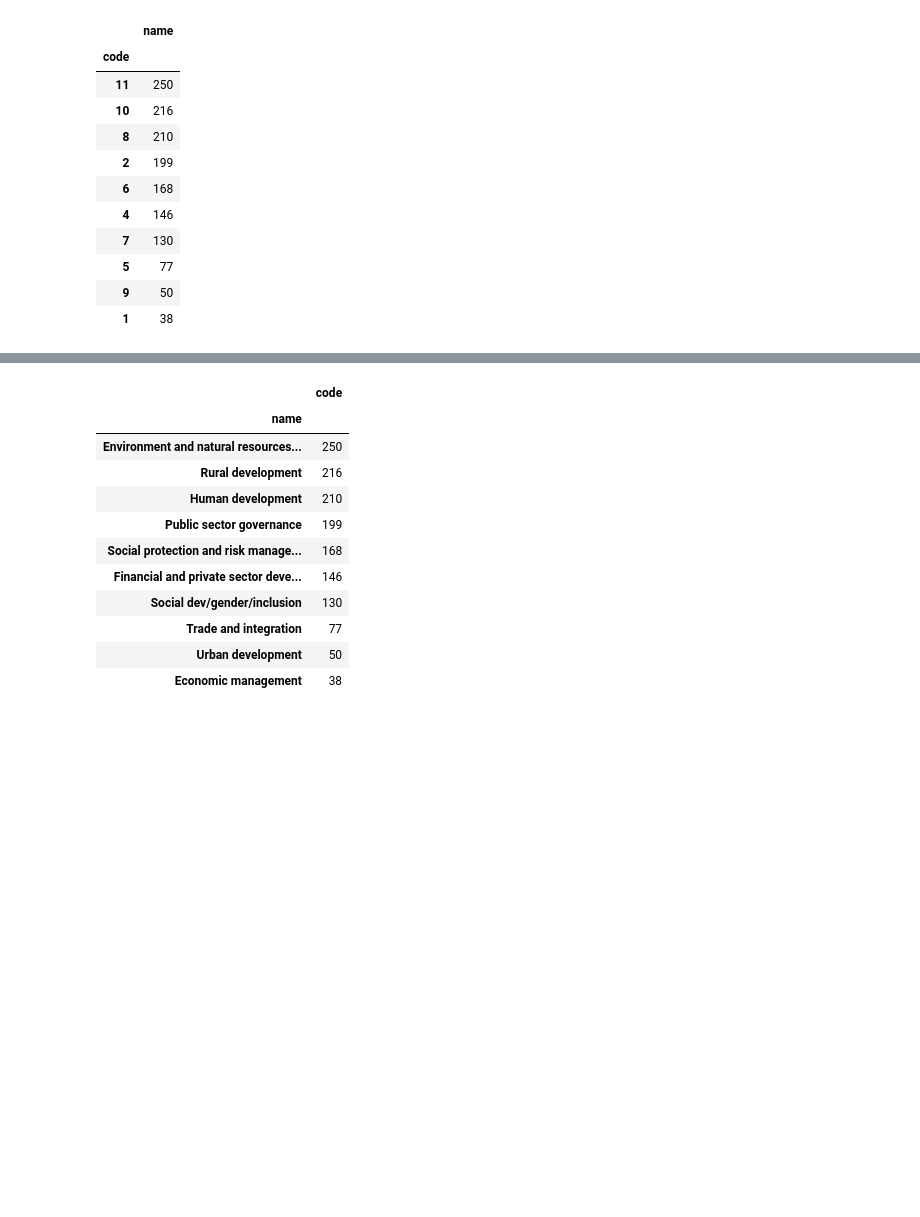
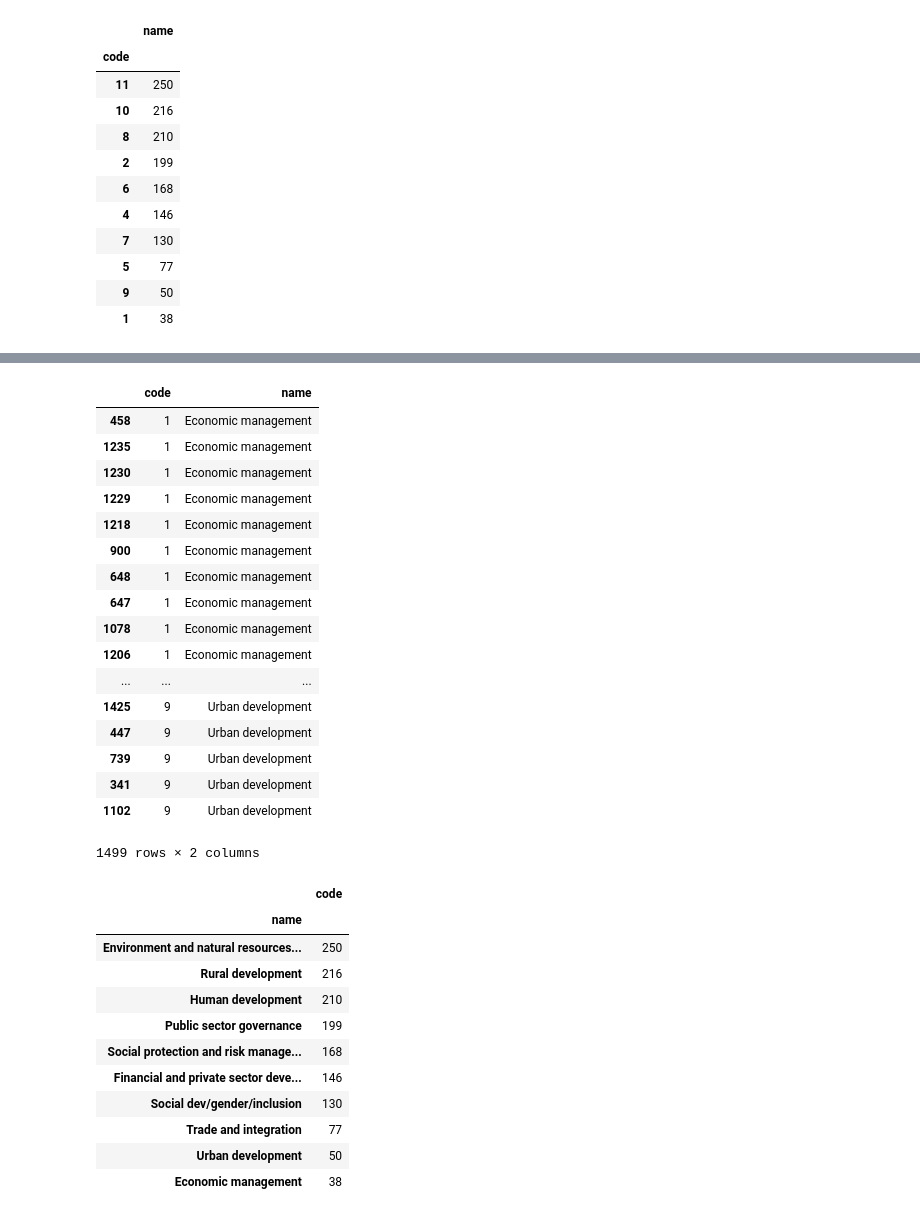
Before and after one commit to deepchatterjeevns/springboard-1, a Jupyter notebook: sliderule_dsi_json_exercise.ipynb, the cells around one changed output, grey strips where cells are left out. Saved outputs shown, nothing was run; the diff lists cells and outputs as text; code cells hidden in the pictures; blank space fills up the shorter version.

```diff
--- a/sliderule_dsi_json_exercise.ipynb
+++ b/sliderule_dsi_json_exercise.ipynb
@@ -189,0 +169,3 @@ for key, value in d.items():
+# %%
+df_test = json_normalize(json_data, 'mjtheme_namecode')
+df_test.head()
@@ -189,0 +179,4 @@ for key, value in d.items():
+# %%
+#Sorting the dataframe before filling
+fill = df_test.sort_values('code')
+fill.head()
@@ -190 +190,25 @@ for key, value in d.items():
+# %%
+
+filled = fill.replace('', np.nan)
+clean = filled.fillna(method = 'ffill')
+clean
+# %% [output]
+|  | code | name |
+| 458 | 1 | Economic management |
+| 1235 | 1 | Economic management |
+| 1230 | 1 | Economic management |
+| 1229 | 1 | Economic management |
+| 1218 | 1 | Economic management |
+| 900 | 1 | Economic management |
+| 648 | 1 | Economic management |
+| 647 | 1 | Economic management |
+| 1078 | 1 | Economic management |
+| 1206 | 1 | Economic management |
+| ... | ... | ... |
+| 1425 | 9 | Urban development |
+| 447 | 9 | Urban development |
+| 739 | 9 | Urban development |
+| 341 | 9 | Urban development |
+| 1102 | 9 | Urban development |
+1499 rows × 2 columns
 # %%
```
Also changed, not shown: parts of 8 cells of this notebook.
